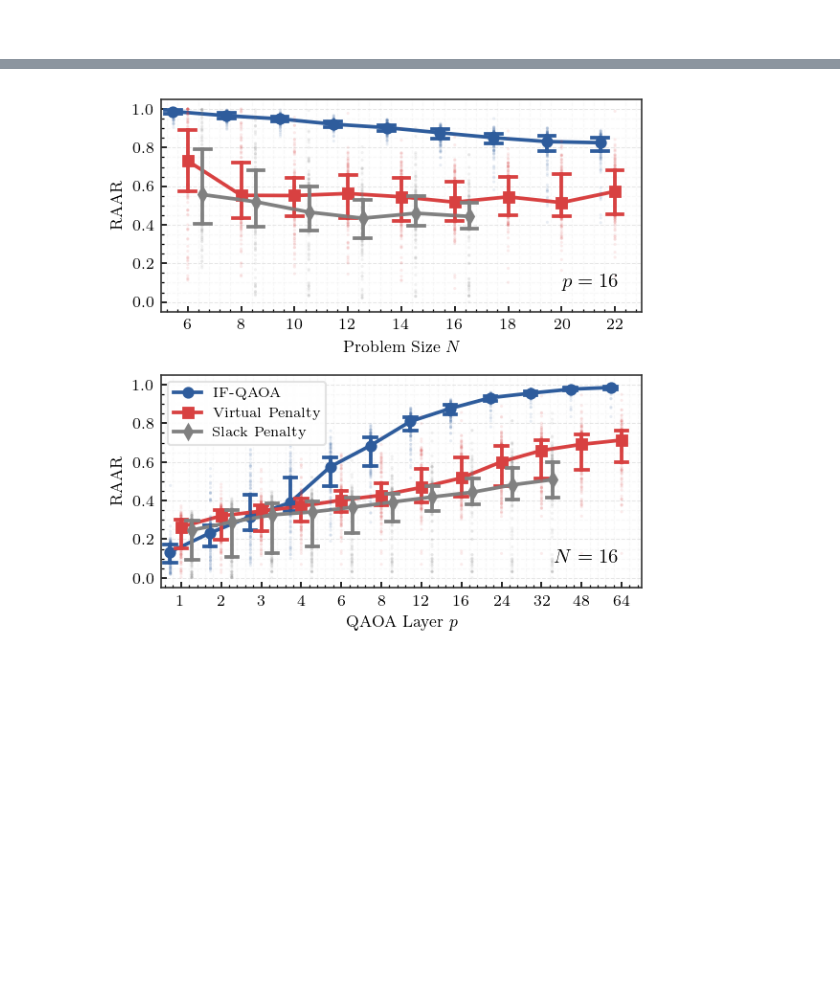
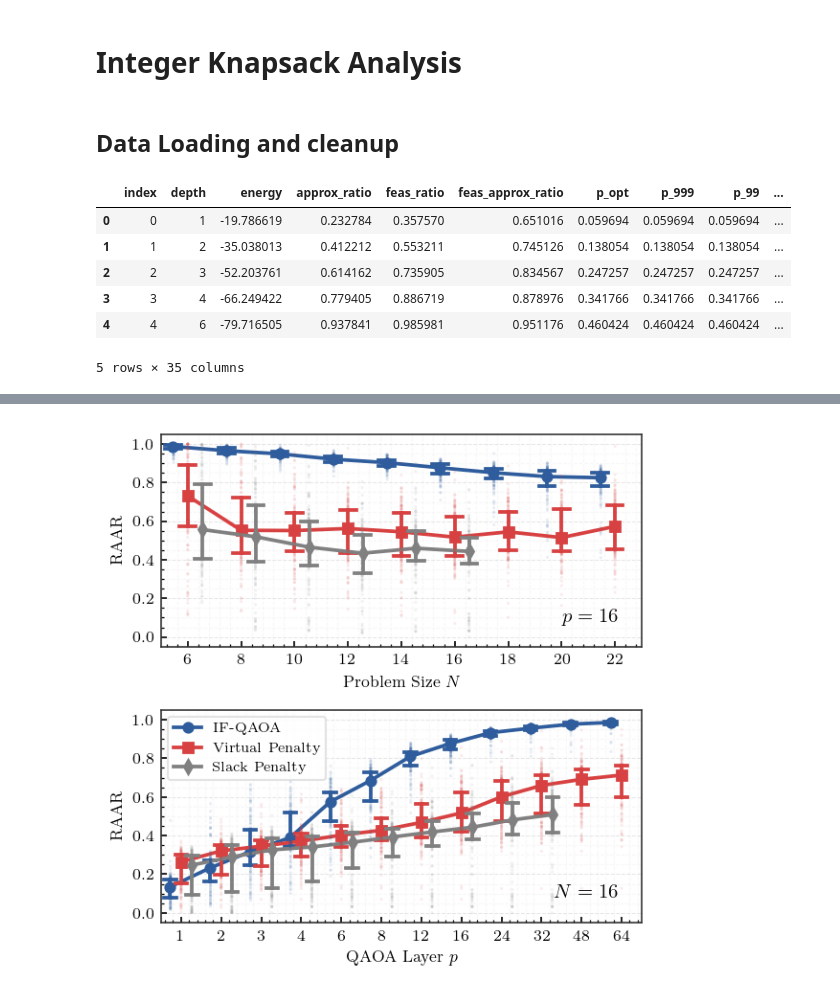
Before and after one commit to dbucher97/fast-qaoa-c, a Jupyter notebook: notebooks/int_analysis.ipynb, the cells around one changed output, grey strips where cells are left out. Drawn from its saved outputs; the diff is of its cells as text; code cells hidden in the pictures; blank space fills up the shorter version.

Commit message:
cleanup of notebooks

```diff
--- a/notebooks/eval/int_analysis2.ipynb
+++ b/notebooks/int_analysis.ipynb
@@ -1,2 +1,2 @@
 # %% [markdown]
-#
+# Integer Knapsack Analysis
@@ -21,24 +16,34 @@ from mpl_toolkits.axes_grid1.inset_locator import inset_axes
 styling.set_my_style()
+# %% [markdown]
+## Data Loading and cleanup
 # %%
-df = pd.read_feather("../../results/int_main2.feather").query("qaoa == 'quad_penalty_full_problem'")
-df = pd.concat([pd.read_feather("../../results/int_main4.feather"), df]).reset_index()
-
+df = pd.read_feather("../results/int_main2.feather").query("qaoa == 'quad_penalty_full_problem'")
+df = pd.concat([pd.read_feather("../results/int_main4.feather"), df]).reset_index()
 
 df["method"] = df.qaoa + "_" + df.cost
 replacer = {"masked_cost_default": "IF-QAOA", "quad_penalty_cost_masked_cost": "Virtual Penalty", "quad_penalty_full_problem_masked_cost": "Slack Penalty"}
 clean_names = {"depth": "QAOA Layer $p$", "rnd_approx_ratio": "RAAR", "tts": "TTS$_p$ [CLOPS]", "p_opt": r"$p_\text{opt}$", "repeats": "Repeats", "p_999": r"$p_{99.9\%}$", "p_99": r"$p_{99\%}$", "p_9": r"$p_{90\%}$", "n_qubits": "Problem Size $N$", "feas_ratio": "Feasibility Ratio"}
 df["Method"] = df.method.replace(replacer)
-
 
 df = df[np.logical_not(np.isnan(df.n_qubits))]
 # df = df[np.logical_or(df.cost == "masked_cost", df.qaoa == "masked_cost")]
 
 df["depth"] = df.depth.astype(int)
 df["problem_id"] = df.problem_id.astype(int)
 
+# only keep complete problem sizes in data frame
 filter_df = df.groupby(["method", "n_qubits", "depth"]).problem_id.count()
 ilocs = np.where(filter_df < 128)[0]
 for (method, n_qubits, depth), _ in filter_df.iloc[ilocs].items():
     idx = df[(df.method == method) & (df.n_qubits == n_qubits) & (df.depth == depth)].index
     df = df.drop(idx)
-# df = df.drop(df.query("n_qubits >= 20 and depth > 32 and n_q).index)
+
+df.head()
+# %% [output]
+|  | index | depth | energy | approx_ratio | feas_ratio | feas_approx_ratio | p_opt | p_999 | p_99 | ... |
+| 0 | 0 | 1 | -19.786619 | 0.232784 | 0.357570 | 0.651016 | 0.059694 | 0.059694 | 0.059694 | ... |
+| 1 | 1 | 2 | -35.038013 | 0.412212 | 0.553211 | 0.745126 | 0.138054 | 0.138054 | 0.138054 | ... |
+| 2 | 2 | 3 | -52.203761 | 0.614162 | 0.735905 | 0.834567 | 0.247257 | 0.247257 | 0.247257 | ... |
+| 3 | 3 | 4 | -66.249422 | 0.779405 | 0.886719 | 0.878976 | 0.341766 | 0.341766 | 0.341766 | ... |
+| 4 | 4 | 6 | -79.716505 | 0.937841 | 0.985981 | 0.951176 | 0.460424 | 0.460424 | 0.460424 | ... |
+5 rows × 35 columns
```
Also changed, not shown: parts of 21 cells of this notebook, 44 other files.
